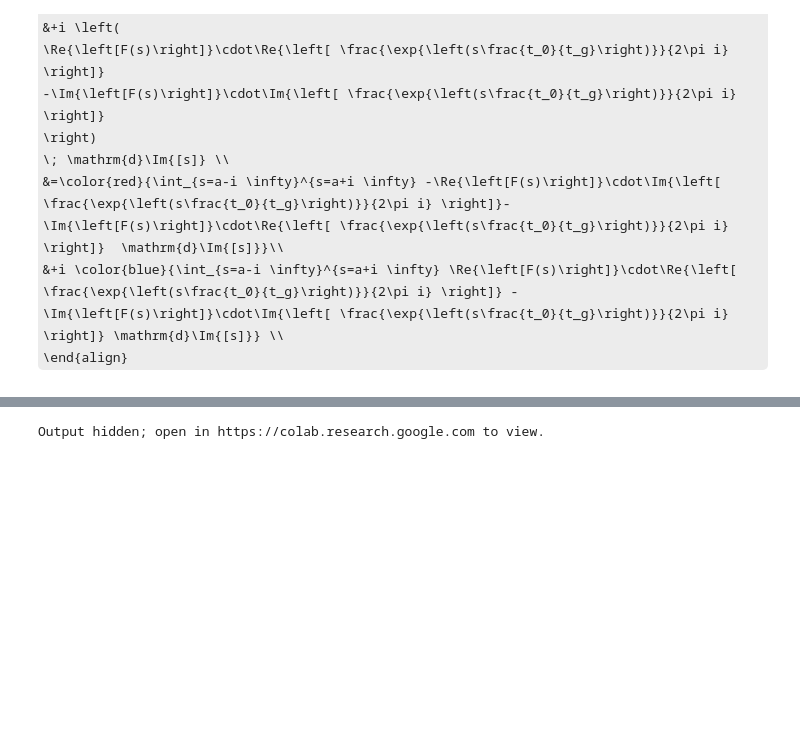
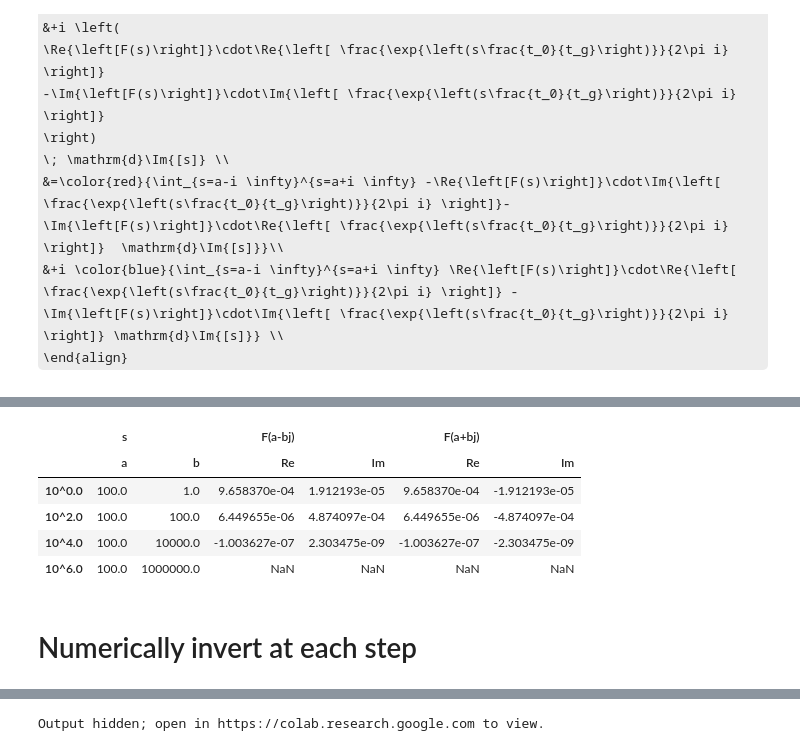
Before and after one commit to ryerrabelli/Yerrabelli-Spector-Poroelastic-Model-Code, a Jupyter notebook: src/TestBessel.ipynb, the cells around one changed output, grey strips where cells are left out. Saved outputs shown, nothing was run; the diff lists cells and outputs as text; code cells hidden in the pictures; some formulas as TeX source; blank space fills up the shorter version.

```diff
--- a/src/TestBessel.ipynb
+++ b/src/TestBessel.ipynb
@@ -763,0 +875,23 @@ f(t=\frac{t_0}{t_g})&=\frac{1}{2\pi i} \int_{a-i \infty}^{a+i \infty} F(s)\mathr
+# %%
+b_start, b_stop, b_freq = 0, 6, 0.5
+a=100
+b=np.logspace(start=b_start,stop=b_stop,num=int((b_stop-b_start)*b_freq+1+0.5), endpoint=True)
+vpe=CohenModel()
+
+"""pd.DataFrame( {"b": b,
+               "F(a-bj)":[vpe.laplace_value(a-b*1j).real,vpe.laplace_value(a-b*1j).imag],
+               "F(a+bj)":vpe.laplace_value(a+b*1j).real
+},index=[f"10^{np.log10(b_val):0.2f}" for b_val in b])"""
+# ,index=[f"10^{np.log10(b_val):0.2f}" for b_val in b]
+
+df=pd.DataFrame({
+    ("s","a"): np.full_like(b,a),
+    ("s","b"): b,
+    ("F(a-bj)","Re"):vpe.laplace_value(a-b*1j).real,
+    ("F(a-bj)","Im"):vpe.laplace_value(a-b*1j).imag,
+    ("F(a+bj)","Re"):vpe.laplace_value(a+b*1j).real,
+    ("F(a+bj)","Im"):vpe.laplace_value(a+b*1j).imag,
+    },index=[f"10^{np.log10(b_val):.1f}" for b_val in b])
+df.columns= pd.MultiIndex.from_tuples(df.columns)
+df
+# %% [output]
@@ -764,3 +899,11 @@ f(t=\frac{t_0}{t_g})&=\frac{1}{2\pi i} \int_{a-i \infty}^{a+i \infty} F(s)\mathr
+|  | s |  | F(a-bj) |  | F(a+bj) |  |
+|  | a | b | Re | Im | Re | Im |
+| 10^0.0 | 100.0 | 1.0 | 9.658370e-04 | 1.912193e-05 | 9.658370e-04 | -1.912193e-05 |
+| 10^2.0 | 100.0 | 100.0 | 6.449655e-06 | 4.874097e-04 | 6.449655e-06 | -4.874097e-04 |
+| 10^4.0 | 100.0 | 10000.0 | -1.003627e-07 | 2.303475e-09 | -1.003627e-07 | -2.303475e-09 |
+| 10^6.0 | 100.0 | 1000000.0 | NaN | NaN | NaN | NaN |
+# %% [markdown]
+# Numerically invert at each step
 # %%
 #@title Steps of inverse laplace of Cohen
 
```
Also changed, not shown: parts of 23 cells of this notebook, 2 other files.
